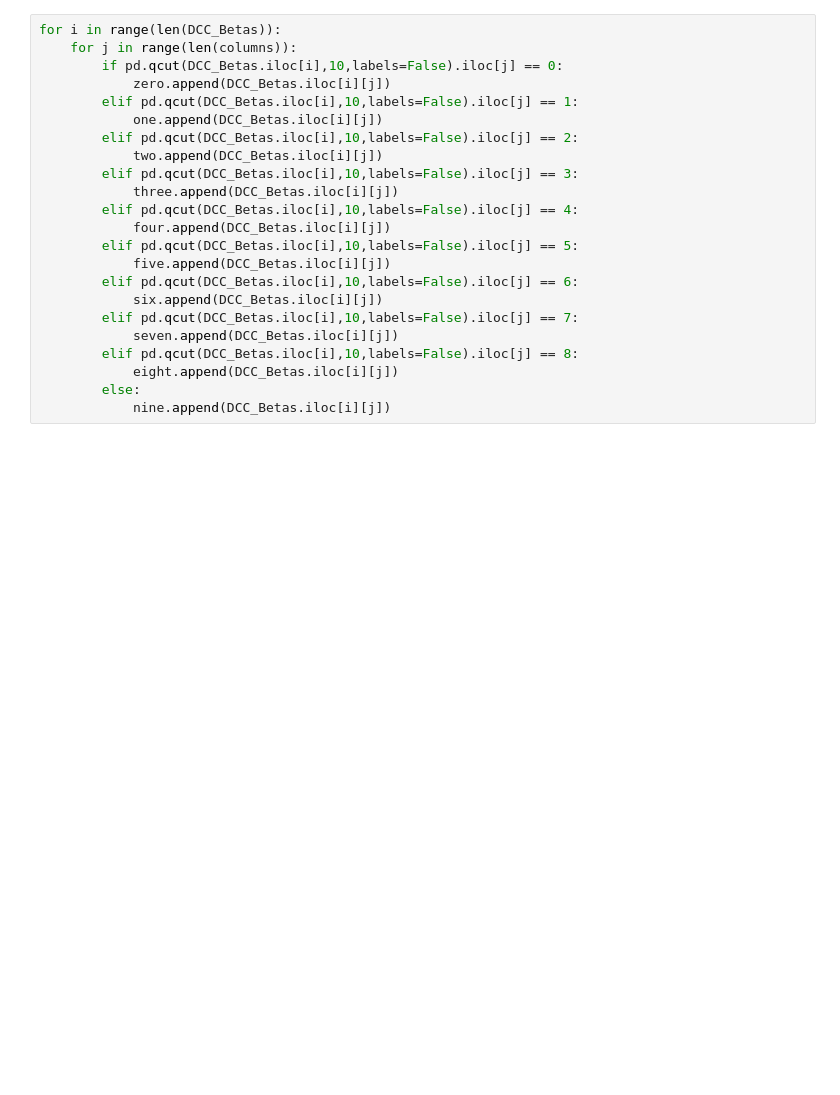
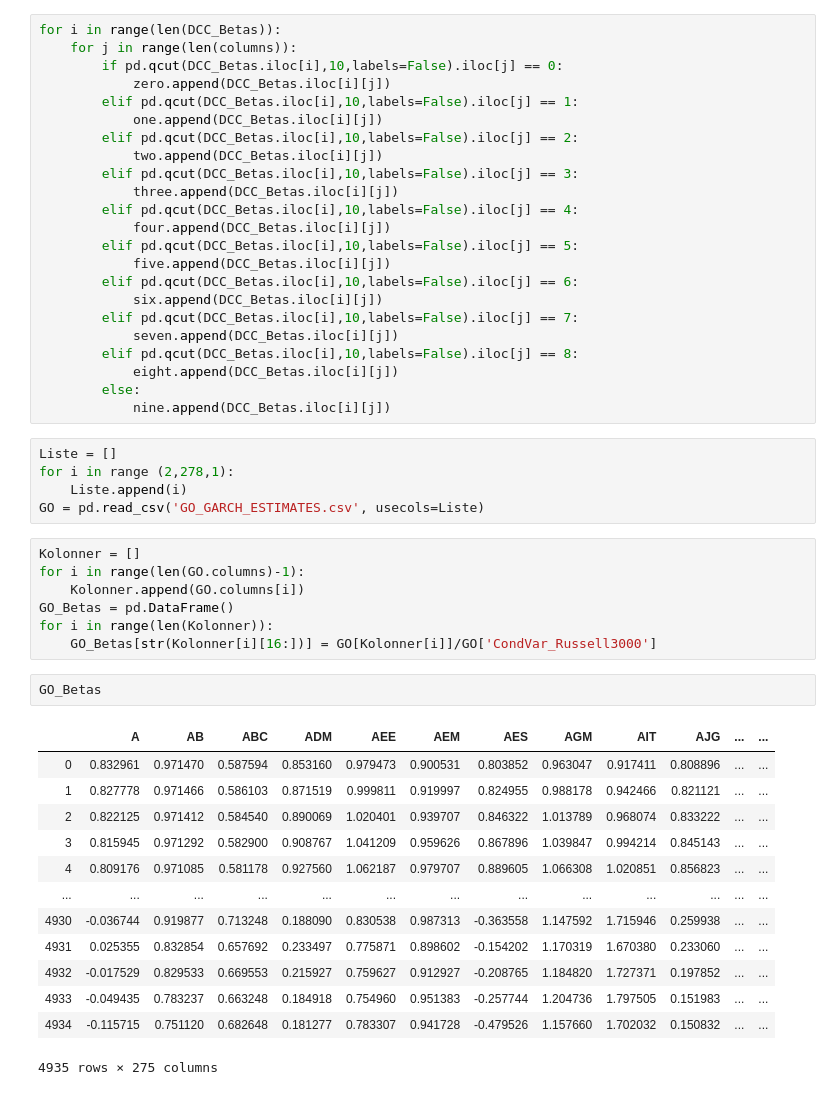
Before and after one commit to AlexanderLaustsen/Bachelorproject, a Jupyter notebook: Bachelor project.ipynb, the cells around one changed output. Drawn from its saved outputs; the diff is of its cells as text; blank space fills up the shorter version.

```diff
--- a/Bachelor project.ipynb
+++ b/Bachelor project.ipynb
@@ -244,3 +229,31 @@ for i in range(len(DCC_Betas)):
             eight.append(DCC_Betas.iloc[i][j])
         else:
             nine.append(DCC_Betas.iloc[i][j])
+# %%
+Liste = []
+for i in range (2,278,1):
+    Liste.append(i)
+GO = pd.read_csv('GO_GARCH_ESTIMATES.csv', usecols=Liste)
+# %%
+Kolonner = []
+for i in range(len(GO.columns)-1):
+    Kolonner.append(GO.columns[i])
+GO_Betas = pd.DataFrame()
+for i in range(len(Kolonner)):
+    GO_Betas[str(Kolonner[i][16:])] = GO[Kolonner[i]]/GO['CondVar_Russell3000']
+# %%
+GO_Betas
+# %% [output]
+|  | A | AB | ABC | ADM | AEE | AEM | AES | AGM | AIT | AJG | ... | ... |
+| 0 | 0.832961 | 0.971470 | 0.587594 | 0.853160 | 0.979473 | 0.900531 | 0.803852 | 0.963047 | 0.917411 | 0.808896 | ... | ... |
+| 1 | 0.827778 | 0.971466 | 0.586103 | 0.871519 | 0.999811 | 0.919997 | 0.824955 | 0.988178 | 0.942466 | 0.821121 | ... | ... |
+| 2 | 0.822125 | 0.971412 | 0.584540 | 0.890069 | 1.020401 | 0.939707 | 0.846322 | 1.013789 | 0.968074 | 0.833222 | ... | ... |
+| 3 | 0.815945 | 0.971292 | 0.582900 | 0.908767 | 1.041209 | 0.959626 | 0.867896 | 1.039847 | 0.994214 | 0.845143 | ... | ... |
+| 4 | 0.809176 | 0.971085 | 0.581178 | 0.927560 | 1.062187 | 0.979707 | 0.889605 | 1.066308 | 1.020851 | 0.856823 | ... | ... |
+| ... | ... | ... | ... | ... | ... | ... | ... | ... | ... | ... | ... | ... |
+| 4930 | -0.036744 | 0.919877 | 0.713248 | 0.188090 | 0.830538 | 0.987313 | -0.363558 | 1.147592 | 1.715946 | 0.259938 | ... | ... |
+| 4931 | 0.025355 | 0.832854 | 0.657692 | 0.233497 | 0.775871 | 0.898602 | -0.154202 | 1.170319 | 1.670380 | 0.233060 | ... | ... |
+| 4932 | -0.017529 | 0.829533 | 0.669553 | 0.215927 | 0.759627 | 0.912927 | -0.208765 | 1.184820 | 1.727371 | 0.197852 | ... | ... |
+| 4933 | -0.049435 | 0.783237 | 0.663248 | 0.184918 | 0.754960 | 0.951383 | -0.257744 | 1.204736 | 1.797505 | 0.151983 | ... | ... |
+| 4934 | -0.115715 | 0.751120 | 0.682648 | 0.181277 | 0.783307 | 0.941728 | -0.479526 | 1.157660 | 1.702032 | 0.150832 | ... | ... |
+4935 rows × 275 columns
```
Also changed, not shown: parts of 1 cell of this notebook.
